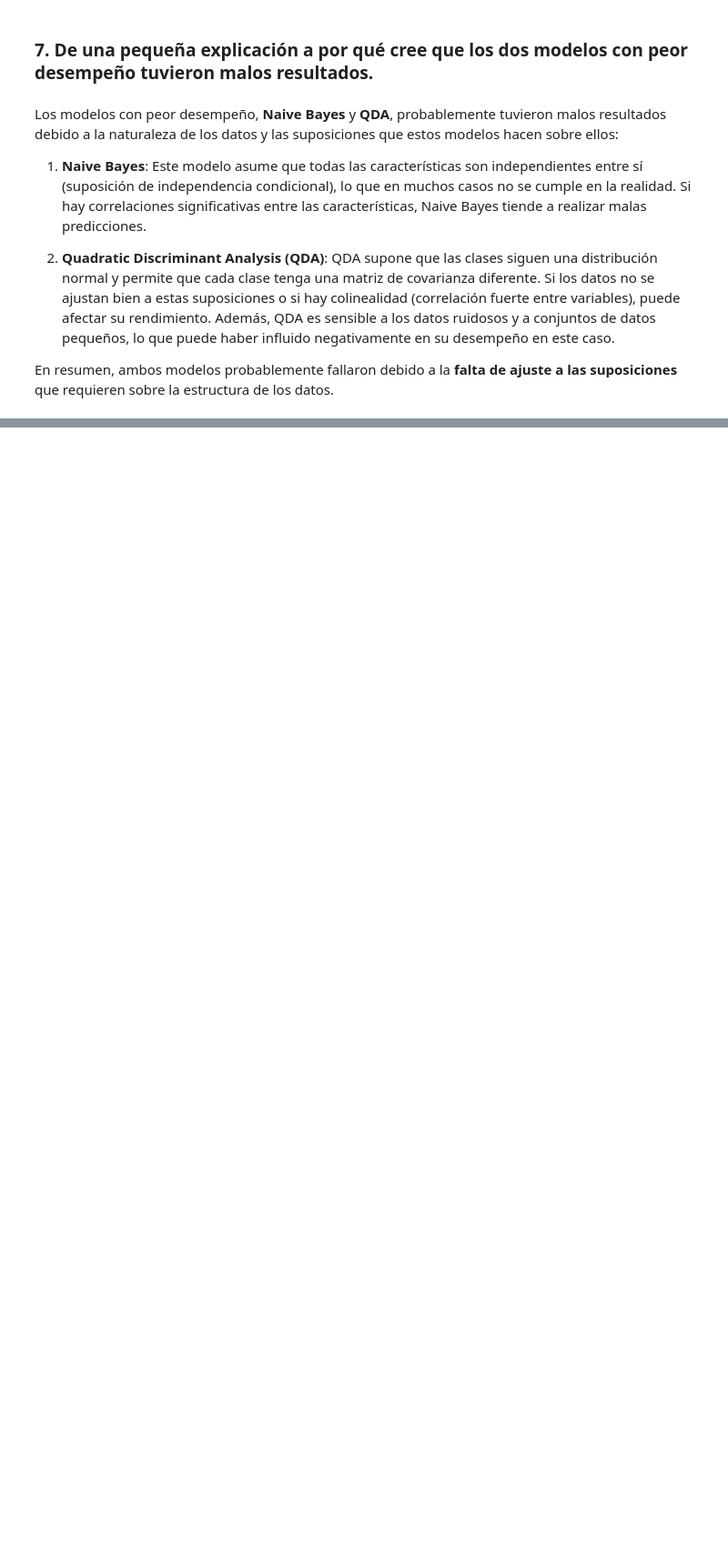
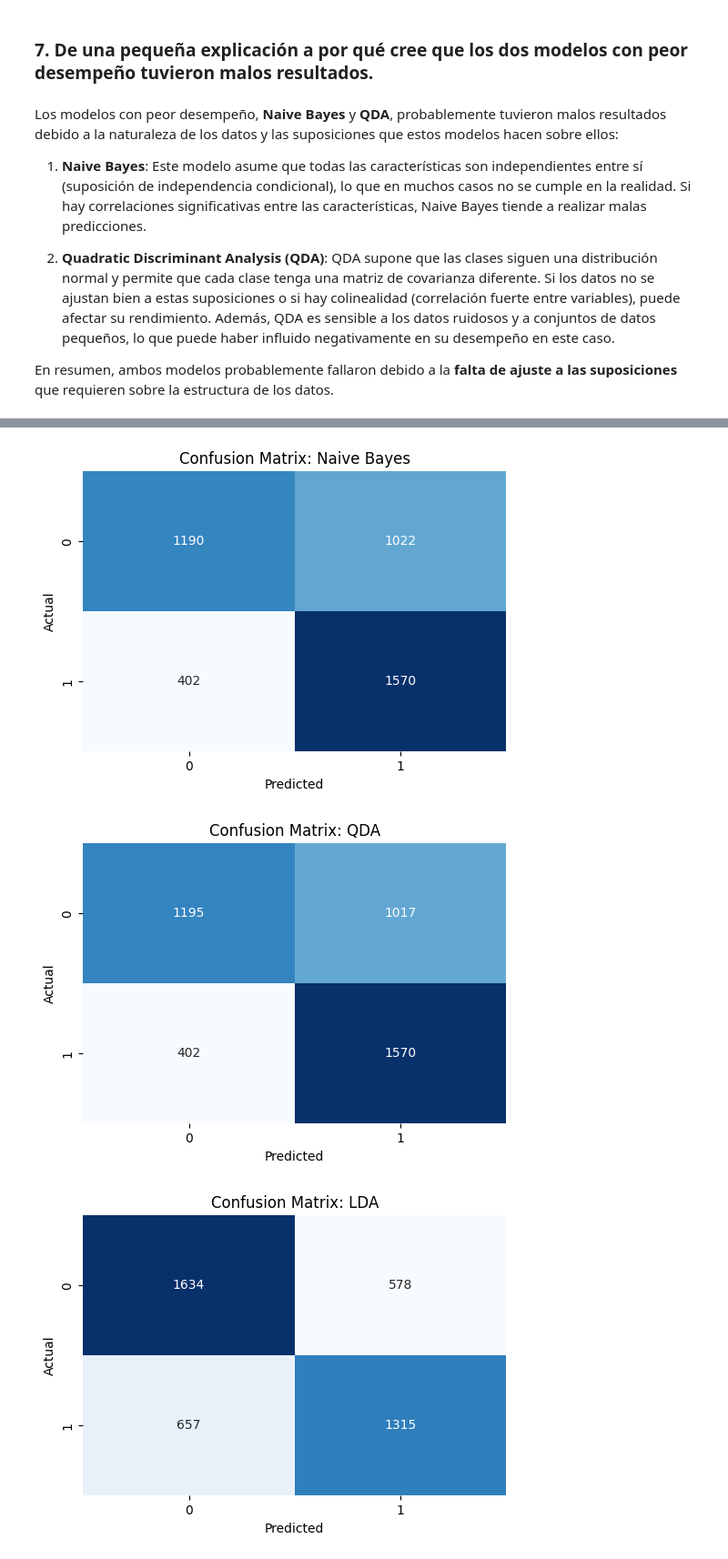
Before and after one commit to LaCalmaInc/ML, a Jupyter notebook: Tarea 1/tarea1.ipynb, the cells around one changed output, grey strips where cells are left out. Shown at 91% size. Saved outputs shown, nothing was run; the diff lists cells and outputs as text; code cells hidden in the pictures; blank space fills up the shorter version.

```diff
--- a/Tarea 1/tarea1.ipynb
+++ b/Tarea 1/tarea1.ipynb
@@ -290,0 +453,24 @@ En resumen, ambos modelos probablemente fallaron debido a la **falta de ajuste a
+# %%
+#::::::::::::::::::::::::::::::::::::::::::::::::::::: LOGISTIC REGRESSION ::::::::::::::::::::::::::::::::::::::::::::
+
+# Definir los espacios de búsqueda de hiperparámetros para Logistic Regression
+param_grid_logreg = {
+    'max_iter': [100, 200, 500, 1000],
+    'C': [0.1, 1, 10, 100],  # Regularización
+    'solver': ['liblinear', 'lbfgs']
+}
+
+# Crear el modelo de Logistic Regression
+logreg_model = LogisticRegression()
+
+# Ajuste de hiperparámetros usando GridSearchCV
+logreg_grid = GridSearchCV(logreg_model, param_grid_logreg, cv=5, scoring='accuracy')
+
+# Ajustar el modelo
+logreg_grid.fit(X_train_scaled, y_train)  # Ajuste de hiperparámetros para Logistic Regression
+
+# Selección del mejor modelo de Logistic Regression
+best_logreg_model = logreg_grid.best_estimator_
+
+# Evaluación en el conjunto de validación (se usara en la siguiente pregunta)
+logreg_val_pred = best_logreg_model.predict(X_val_scaled)
@@ -290,0 +481,23 @@ En resumen, ambos modelos probablemente fallaron debido a la **falta de ajuste a
+# %%
+from sklearn.metrics import confusion_matrix
+
+# Función para visualizar la matriz de confusión
+def plot_confusion_matrix(y_true, y_pred, model_name):
+    """Función para calcular y visualizar la matriz de confusión."""
+    cm = confusion_matrix(y_true, y_pred)
+    plt.figure(figsize=(6, 4))
+    sns.heatmap(cm, annot=True, fmt='d', cmap='Blues', cbar=False)
+    plt.title(f'Confusion Matrix: {model_name}')
+    plt.xlabel('Predicted')
+    plt.ylabel('Actual')
+    plt.show()
+
+# Visualizar las matrices de confusión para los modelos generativos
+plot_confusion_matrix(y_combined, nb_combined_pred, "Naive Bayes")
+plot_confusion_matrix(y_combined, qda_combined_pred, "QDA")
+plot_confusion_matrix(y_combined, lda_combined_pred, "LDA")
+plot_confusion_matrix(y_test, logreg_val_pred, "Logistic Regression")
+# %% [output]
+[figure, added]
+[figure, added]
+[figure, added]
```
Also changed, not shown: parts of 21 cells of this notebook, 1 other file.
